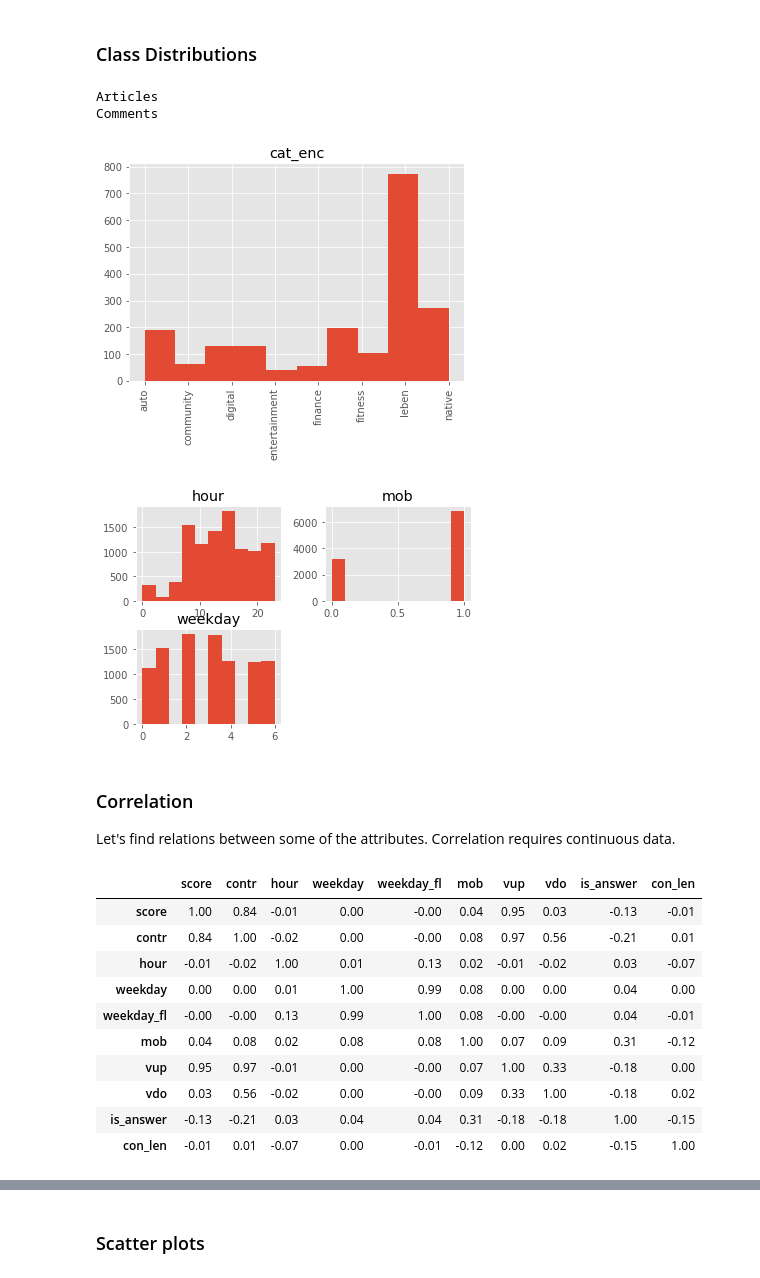
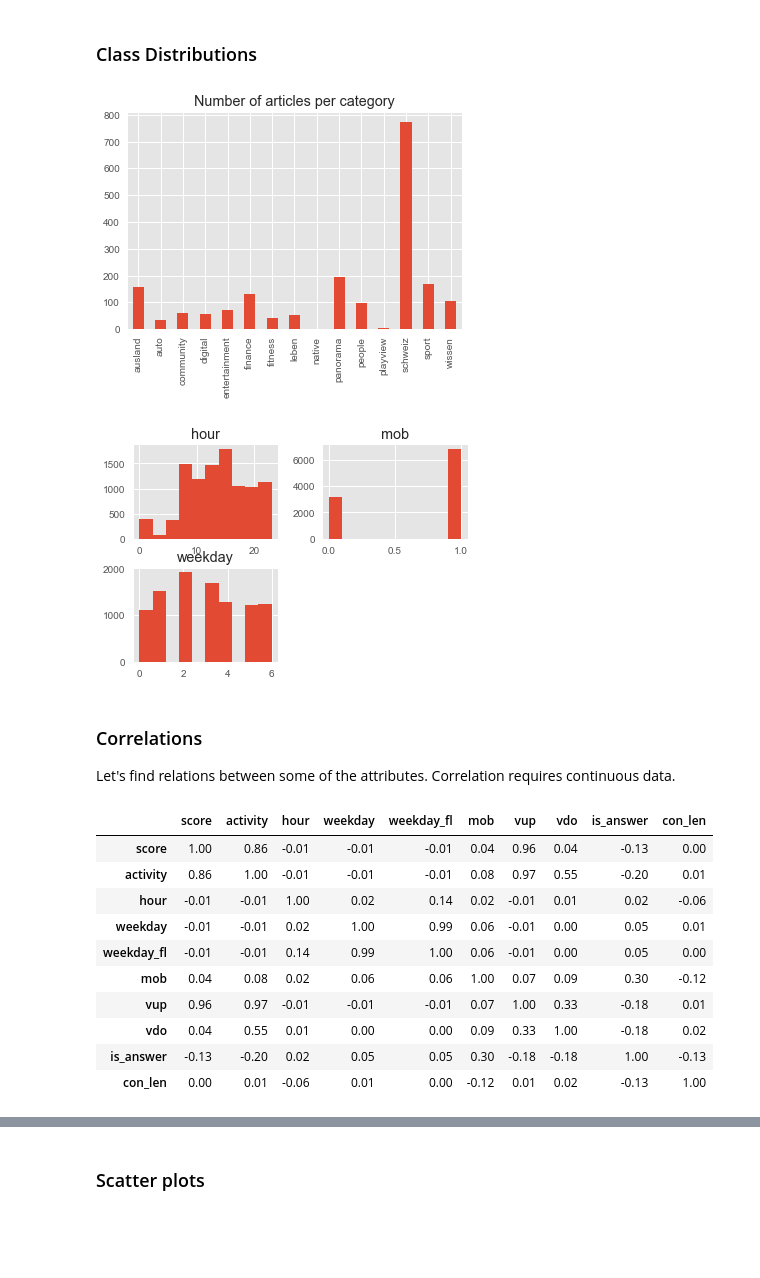
Before and after one commit to fdelia/bots, a Jupyter notebook: 3_explore_data.ipynb, the cells around one changed output, grey strips where cells are left out. Saved outputs shown, nothing was run; the diff lists cells and outputs as text; code cells hidden in the pictures; blank space fills up the shorter version.

```diff
--- a/3_explore_data.ipynb
+++ b/3_explore_data.ipynb
@@ -176,30 +176,28 @@ df_com['weekday_hour'] = df_com['time'].apply(get_weekday_hour)
 df_com['is_answer'] = df_com['tit'].apply(lambda x: str(x).startswith('@'))
 df_com['con_len'] = df_com['con'].apply(lambda x: len(x))
 df_com['score'] = df_com['vup'] - df_com['vdo']
-df_com['contr'] = df_com['vup'] + df_com['vdo']
+df_com['activity'] = df_com['vup'] + df_com['vdo']
 # %% [markdown]
 ### Class Distributions
 # %%
 # Articles
-column = ['cat_enc']
-ax = plt.gca()
-ax.set_xticklabels(lenc.classes_)
-df_art.hist(column=column, ax=ax, xrot=90)
+df_art.groupby(['cat']).size().plot.bar(
+    title='Number of articles per category')
+plt.xlabel('')
+plt.show()
 
 # Comments
 column = ['hour', 'weekday', 'mob']
 a = df_com.hist(column=column)
 # %% [output]
-Articles
-Comments
-[figure, old version]
+[figure, new version]
-[figure, old version]
+[figure, new version]
 # %% [markdown]
-### Correlation
+### Correlations
 Let's find relations between some of the attributes. Correlation requires continuous data.
 # %%
 # Only for these columns
-cols = ['score', 'contr', 'hour', 'weekday', 'weekday_fl', 'mob', 'vup', 'vdo', 'is_answer', 'con_len']
+cols = ['score', 'activity', 'hour', 'weekday', 'weekday_fl', 'mob', 'vup', 'vdo', 'is_answer', 'con_len']
 
 # Change back how float is displayed
 pd.options.display.float_format = '{:.2f}'.format
@@ -212,14 +210,14 @@ df_corr
 # Correlations are low.
 # The only interesting correlation is between 'vup' and 'vdo'.
 # %% [output]
-|  | score | contr | hour | weekday | weekday_fl | mob | vup | vdo | is_answer | con_len |
-| score | 1.00 | 0.84 | -0.01 | 0.00 | -0.00 | 0.04 | 0.95 | 0.03 | -0.13 | -0.01 |
-| contr | 0.84 | 1.00 | -0.02 | 0.00 | -0.00 | 0.08 | 0.97 | 0.56 | -0.21 | 0.01 |
-| hour | -0.01 | -0.02 | 1.00 | 0.01 | 0.13 | 0.02 | -0.01 | -0.02 | 0.03 | -0.07 |
-| weekday | 0.00 | 0.00 | 0.01 | 1.00 | 0.99 | 0.08 | 0.00 | 0.00 | 0.04 | 0.00 |
-| weekday_fl | -0.00 | -0.00 | 0.13 | 0.99 | 1.00 | 0.08 | -0.00 | -0.00 | 0.04 | -0.01 |
-| mob | 0.04 | 0.08 | 0.02 | 0.08 | 0.08 | 1.00 | 0.07 | 0.09 | 0.31 | -0.12 |
-| vup | 0.95 | 0.97 | -0.01 | 0.00 | -0.00 | 0.07 | 1.00 | 0.33 | -0.18 | 0.00 |
-| vdo | 0.03 | 0.56 | -0.02 | 0.00 | -0.00 | 0.09 | 0.33 | 1.00 | -0.18 | 0.02 |
-| is_answer | -0.13 | -0.21 | 0.03 | 0.04 | 0.04 | 0.31 | -0.18 | -0.18 | 1.00 | -0.15 |
-| con_len | -0.01 | 0.01 | -0.07 | 0.00 | -0.01 | -0.12 | 0.00 | 0.02 | -0.15 | 1.00 |
+|  | score | activity | hour | weekday | weekday_fl | mob | vup | vdo | is_answer | con_len |
+| score | 1.00 | 0.86 | -0.01 | -0.01 | -0.01 | 0.04 | 0.96 | 0.04 | -0.13 | 0.00 |
+| activity | 0.86 | 1.00 | -0.01 | -0.01 | -0.01 | 0.08 | 0.97 | 0.55 | -0.20 | 0.01 |
+| hour | -0.01 | -0.01 | 1.00 | 0.02 | 0.14 | 0.02 | -0.01 | 0.01 | 0.02 | -0.06 |
+| weekday | -0.01 | -0.01 | 0.02 | 1.00 | 0.99 | 0.06 | -0.01 | 0.00 | 0.05 | 0.01 |
+| weekday_fl | -0.01 | -0.01 | 0.14 | 0.99 | 1.00 | 0.06 | -0.01 | 0.00 | 0.05 | 0.00 |
+| mob | 0.04 | 0.08 | 0.02 | 0.06 | 0.06 | 1.00 | 0.07 | 0.09 | 0.30 | -0.12 |
+| vup | 0.96 | 0.97 | -0.01 | -0.01 | -0.01 | 0.07 | 1.00 | 0.33 | -0.18 | 0.01 |
+| vdo | 0.04 | 0.55 | 0.01 | 0.00 | 0.00 | 0.09 | 0.33 | 1.00 | -0.18 | 0.02 |
+| is_answer | -0.13 | -0.20 | 0.02 | 0.05 | 0.05 | 0.30 | -0.18 | -0.18 | 1.00 | -0.13 |
+| con_len | 0.00 | 0.01 | -0.06 | 0.01 | 0.00 | -0.12 | 0.01 | 0.02 | -0.13 | 1.00 |
```
Also changed, not shown: parts of 25 cells of this notebook.
